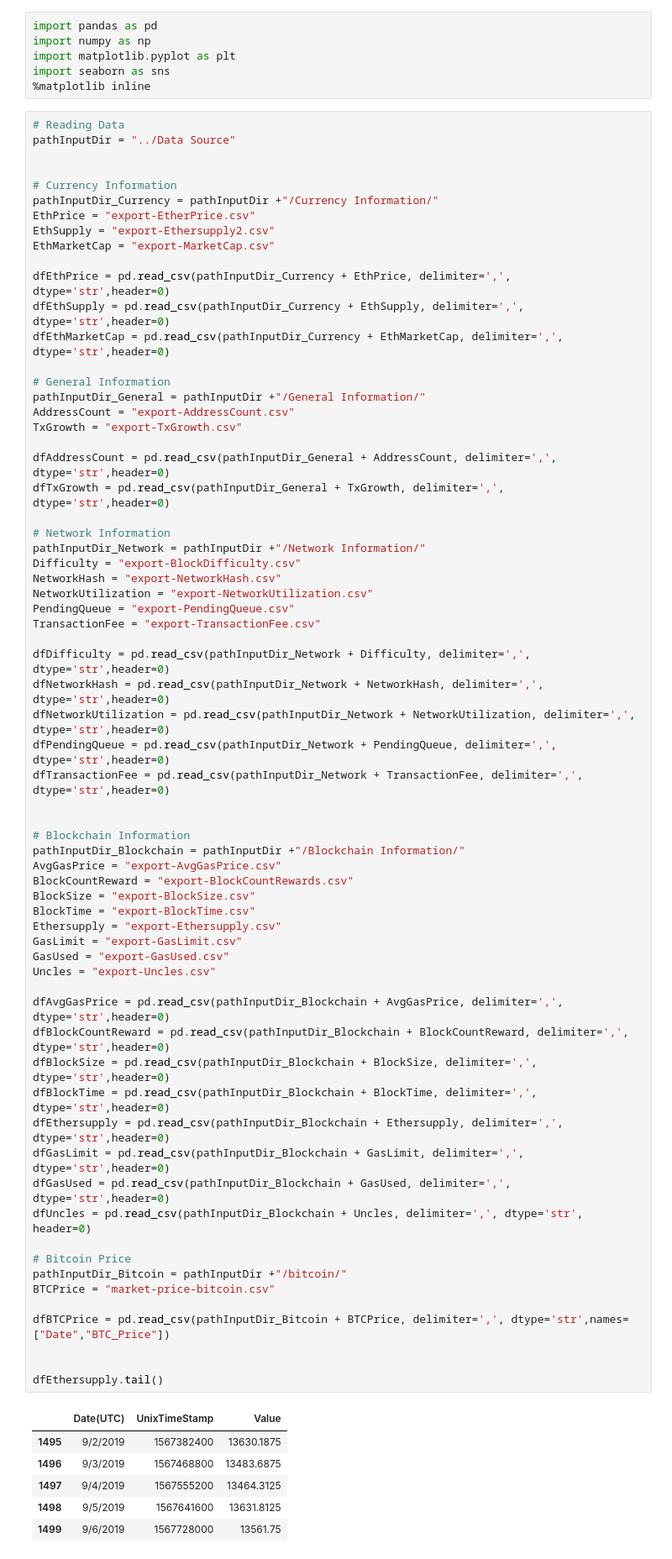
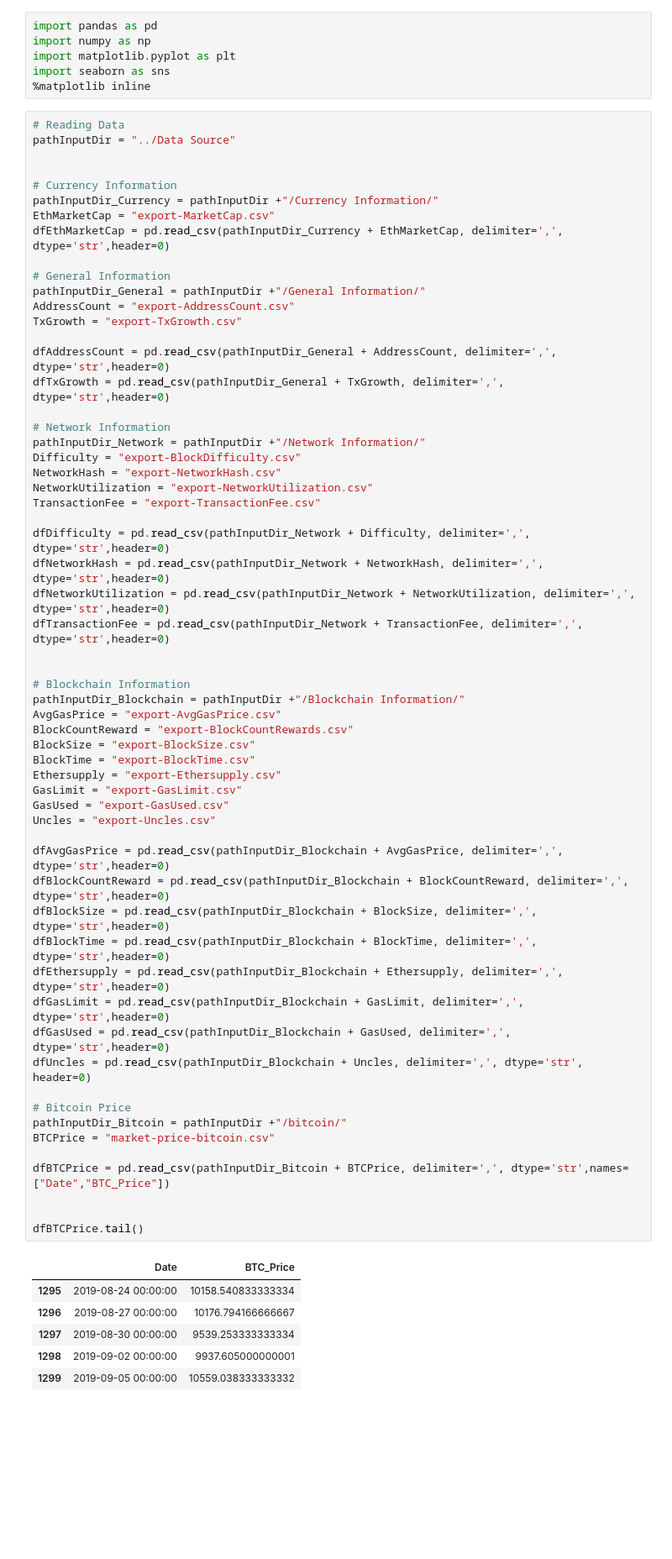
Before and after one commit to y4m4rx/appliedDataScienceProject, a Jupyter notebook: Data Clean/Project.ipynb, the cells around one changed output. Shown at 84% size. Saved outputs shown, nothing was run; the diff lists cells and outputs as text; blank space fills up the shorter version.

```diff
--- a/Data Clean/Project.ipynb
+++ b/Data Clean/Project.ipynb
@@ -11,12 +11,7 @@ pathInputDir = "../Data Source"
 
 # Currency Information
 pathInputDir_Currency = pathInputDir +"/Currency Information/"
-EthPrice = "export-EtherPrice.csv"
-EthSupply = "export-Ethersupply2.csv"
 EthMarketCap = "export-MarketCap.csv"
-
-dfEthPrice = pd.read_csv(pathInputDir_Currency + EthPrice, delimiter=',', dtype='str',header=0)
-dfEthSupply = pd.read_csv(pathInputDir_Currency + EthSupply, delimiter=',', dtype='str',header=0)
 dfEthMarketCap = pd.read_csv(pathInputDir_Currency + EthMarketCap, delimiter=',', dtype='str',header=0)
 
 # General Information
@@ -32,51 +27,49 @@ pathInputDir_Network = pathInputDir +"/Network Information/"
 Difficulty = "export-BlockDifficulty.csv"
 NetworkHash = "export-NetworkHash.csv"
 NetworkUtilization = "export-NetworkUtilization.csv"
-PendingQueue = "export-PendingQueue.csv"
 TransactionFee = "export-TransactionFee.csv"
 
 dfDifficulty = pd.read_csv(pathInputDir_Network + Difficulty, delimiter=',', dtype='str',header=0)
 dfNetworkHash = pd.read_csv(pathInputDir_Network + NetworkHash, delimiter=',', dtype='str',header=0)
 dfNetworkUtilization = pd.read_csv(pathInputDir_Network + NetworkUtilization, delimiter=',', dtype='str',header=0)
-dfPendingQueue = pd.read_csv(pathInputDir_Network + PendingQueue, delimiter=',', dtype='str',header=0)
 dfTransactionFee = pd.read_csv(pathInputDir_Network + TransactionFee, delimiter=',', dtype='str',header=0)
 
 
 # Blockchain Information
 pathInputDir_Blockchain = pathInputDir +"/Blockchain Information/"
 AvgGasPrice = "export-AvgGasPrice.csv"
 BlockCountReward = "export-BlockCountRewards.csv"
 BlockSize = "export-BlockSize.csv"
 BlockTime = "export-BlockTime.csv"
 Ethersupply = "export-Ethersupply.csv"
 GasLimit = "export-GasLimit.csv"
 GasUsed = "export-GasUsed.csv"
 Uncles = "export-Uncles.csv"
 
 dfAvgGasPrice = pd.read_csv(pathInputDir_Blockchain + AvgGasPrice, delimiter=',', dtype='str',header=0)
 dfBlockCountReward = pd.read_csv(pathInputDir_Blockchain + BlockCountReward, delimiter=',', dtype='str',header=0)
 dfBlockSize = pd.read_csv(pathInputDir_Blockchain + BlockSize, delimiter=',', dtype='str',header=0)
 dfBlockTime = pd.read_csv(pathInputDir_Blockchain + BlockTime, delimiter=',', dtype='str',header=0)
 dfEthersupply = pd.read_csv(pathInputDir_Blockchain + Ethersupply, delimiter=',', dtype='str',header=0)
 dfGasLimit = pd.read_csv(pathInputDir_Blockchain + GasLimit, delimiter=',', dtype='str',header=0)
 dfGasUsed = pd.read_csv(pathInputDir_Blockchain + GasUsed, delimiter=',', dtype='str',header=0)
 dfUncles = pd.read_csv(pathInputDir_Blockchain + Uncles, delimiter=',', dtype='str', header=0)
 
 # Bitcoin Price
 pathInputDir_Bitcoin = pathInputDir +"/bitcoin/"
 BTCPrice = "market-price-bitcoin.csv"
 
 dfBTCPrice = pd.read_csv(pathInputDir_Bitcoin + BTCPrice, delimiter=',', dtype='str',names=["Date","BTC_Price"])
 
 
-dfEthersupply.tail()
+dfBTCPrice.tail()
 # %% [output]
-|  | Date(UTC) | UnixTimeStamp | Value |
-| 1495 | 9/2/2019 | 1567382400 | 13630.1875 |
-| 1496 | 9/3/2019 | 1567468800 | 13483.6875 |
-| 1497 | 9/4/2019 | 1567555200 | 13464.3125 |
-| 1498 | 9/5/2019 | 1567641600 | 13631.8125 |
-| 1499 | 9/6/2019 | 1567728000 | 13561.75 |
+|  | Date | BTC_Price |
+| 1295 | 2019-08-24 00:00:00 | 10158.540833333334 |
+| 1296 | 2019-08-27 00:00:00 | 10176.794166666667 |
+| 1297 | 2019-08-30 00:00:00 | 9539.253333333334 |
+| 1298 | 2019-09-02 00:00:00 | 9937.605000000001 |
+| 1299 | 2019-09-05 00:00:00 | 10559.038333333332 |
 # %%
 # Merge Data on TimeStamp to create data source
 
```
Also changed, not shown: parts of 7 cells of this notebook.
